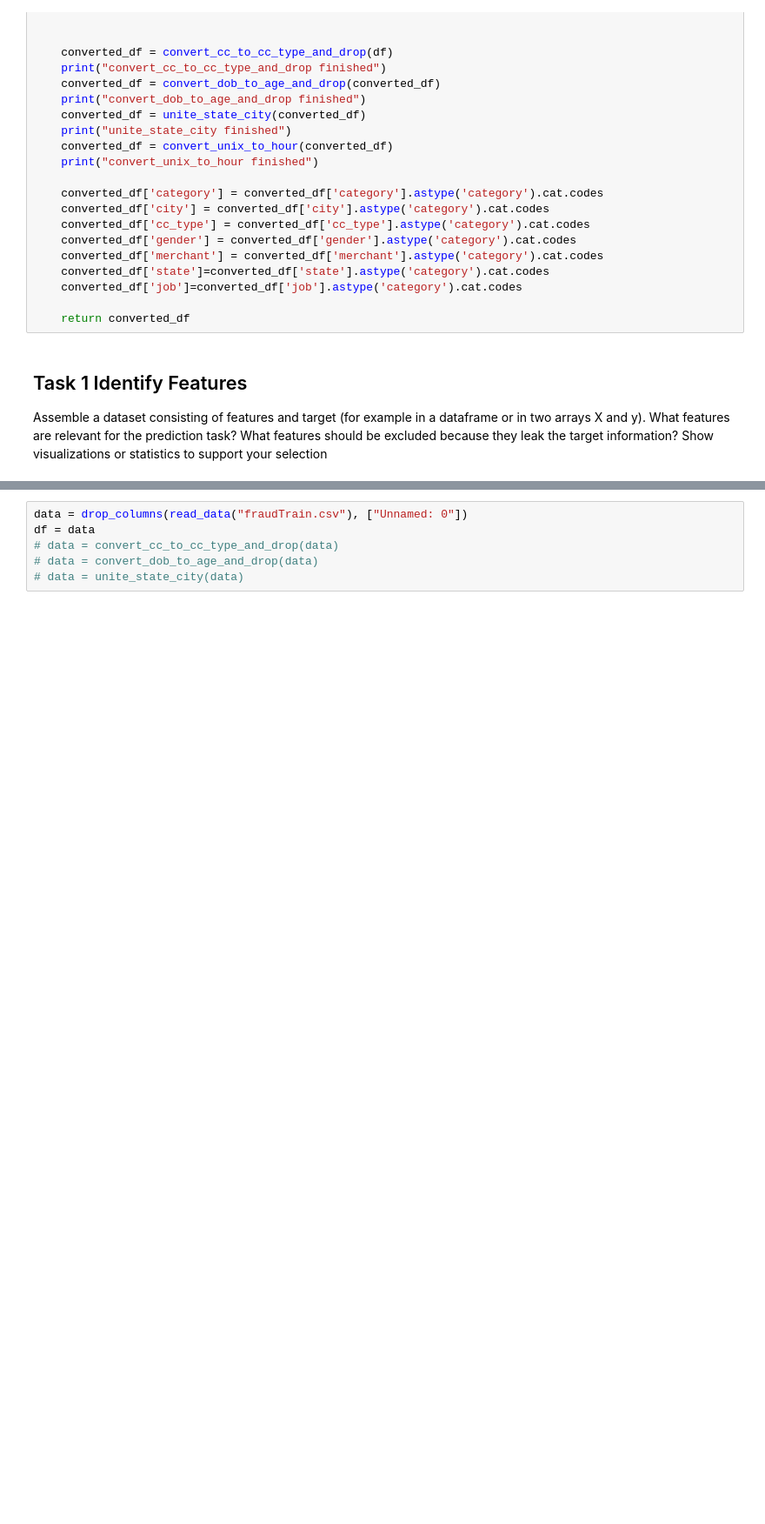
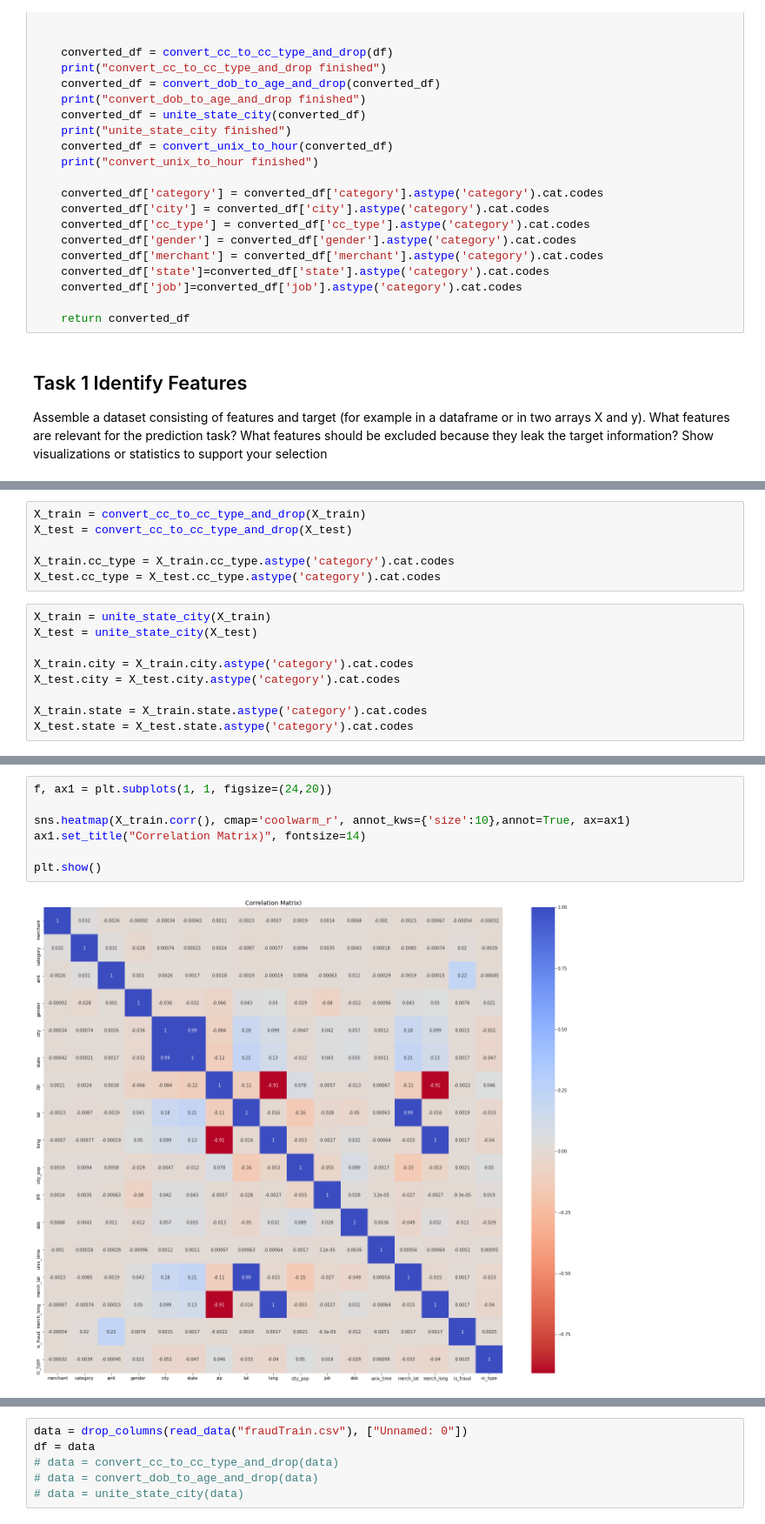
Before and after one commit to sashaaKr/master-of-science, a Jupyter notebook: semester_2/Advanced_Topics_in_Machine_Learning/assignment_2/Advanced Machine Learning - HW #2.ipynb, the cells around one changed output, grey strips where cells are left out. Shown at 87% size. Cells and saved outputs as stored; diff of their text form; blank space fills up the shorter version.

```diff
--- a/semester_2/Advanced_Topics_in_Machine_Learning/assignment_2/Advanced Machine Learning - HW #2.ipynb
+++ b/semester_2/Advanced_Topics_in_Machine_Learning/assignment_2/Advanced Machine Learning - HW #2.ipynb
@@ -396,0 +514,15 @@ Assemble a dataset consisting of features and target (for example in a dataframe
+# %%
+X_train = convert_cc_to_cc_type_and_drop(X_train)
+X_test = convert_cc_to_cc_type_and_drop(X_test)
+
+X_train.cc_type = X_train.cc_type.astype('category').cat.codes
+X_test.cc_type = X_test.cc_type.astype('category').cat.codes
+# %%
+X_train = unite_state_city(X_train)
+X_test = unite_state_city(X_test)
+
+X_train.city = X_train.city.astype('category').cat.codes
+X_test.city = X_test.city.astype('category').cat.codes
+
+X_train.state = X_train.state.astype('category').cat.codes
+X_test.state = X_test.state.astype('category').cat.codes
@@ -396,0 +551,9 @@ Assemble a dataset consisting of features and target (for example in a dataframe
+# %%
+f, ax1 = plt.subplots(1, 1, figsize=(24,20))
+
+sns.heatmap(X_train.corr(), cmap='coolwarm_r', annot_kws={'size':10},annot=True, ax=ax1)
+ax1.set_title("Correlation Matrix)", fontsize=14)
+
+plt.show()
+# %% [output]
+[figure, added]
```
Also changed, not shown: parts of 19 cells of this notebook, 2 other files.
